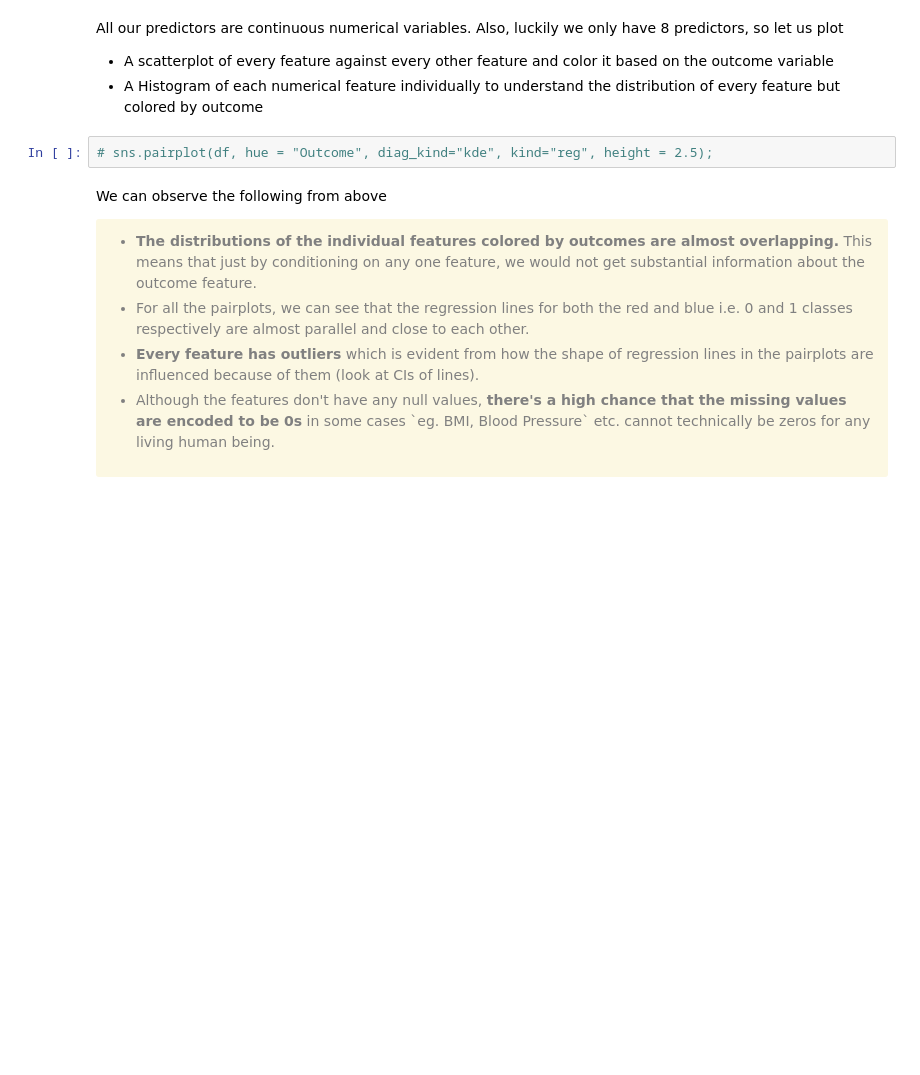
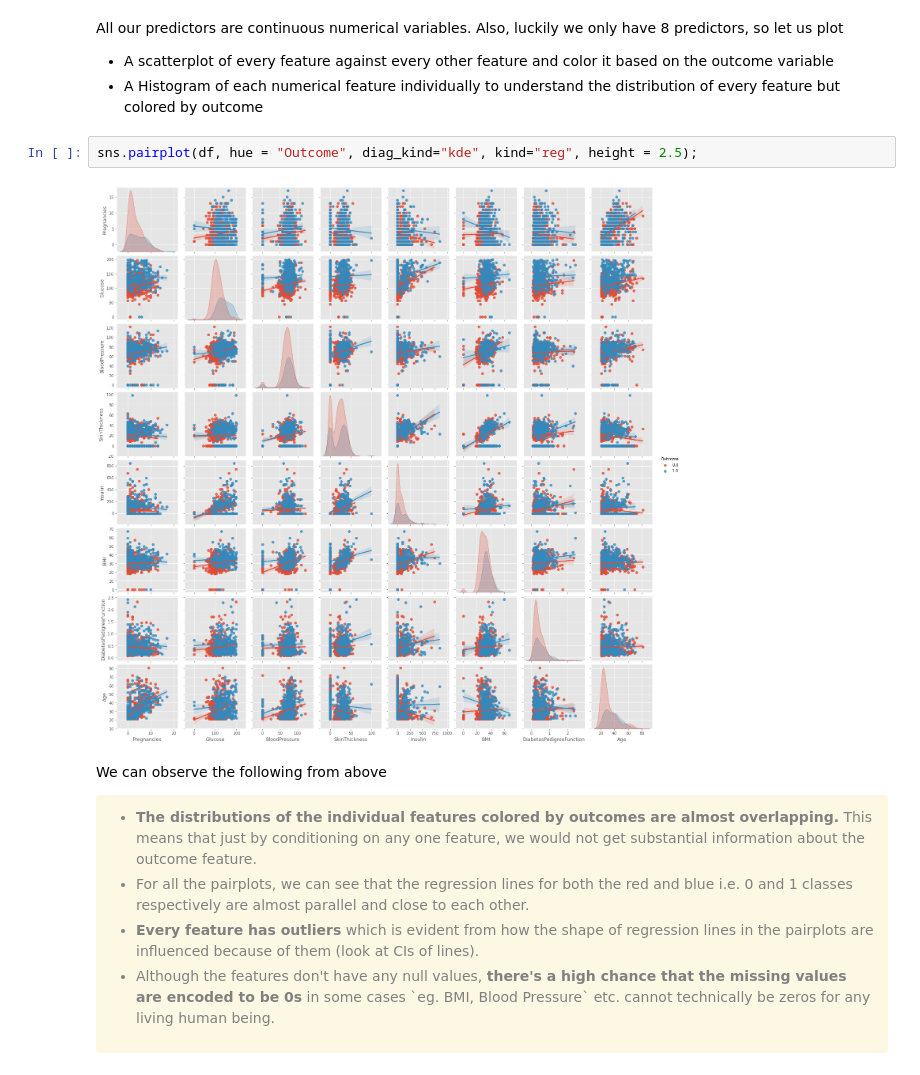
Before and after one commit to ElisonSherton/MTech_DSE_Sem2, a Jupyter notebook: ML/Assignment1/Group128_DiabetesDataset.ipynb, the cells around one changed output. Cells and saved outputs as stored; diff of their text form; blank space fills up the shorter version.

```diff
--- a/ML/Assignment1/Group128_DiabetesDataset.ipynb
+++ b/ML/Assignment1/Group128_DiabetesDataset.ipynb
@@ -99,7 +100,9 @@ All our predictors are continuous numerical variables. Also, luckily we only hav
 - A scatterplot of every feature against every other feature and color it based on the outcome variable
 - A Histogram of each numerical feature individually to understand the distribution of every feature but colored by outcome
 # %%
-# sns.pairplot(df, hue = "Outcome", diag_kind="kde", kind="reg", height = 2.5);
+sns.pairplot(df, hue = "Outcome", diag_kind="kde", kind="reg", height = 2.5);
+# %% [output]
+[figure, added]
 # %% [markdown]
 We can observe the following from above
 
```
Also changed, not shown: parts of 31 cells of this notebook, 1 other file.
